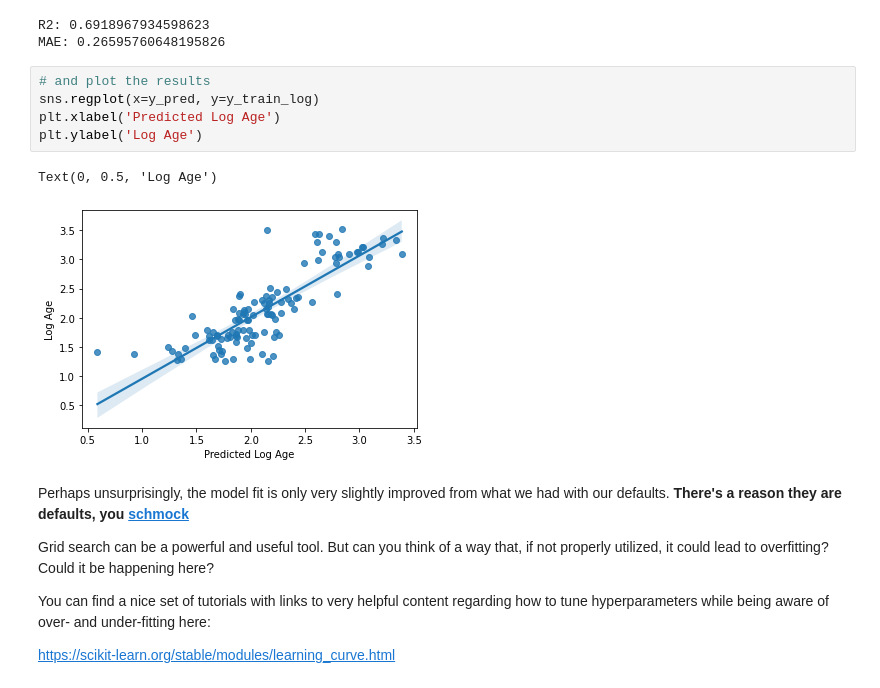
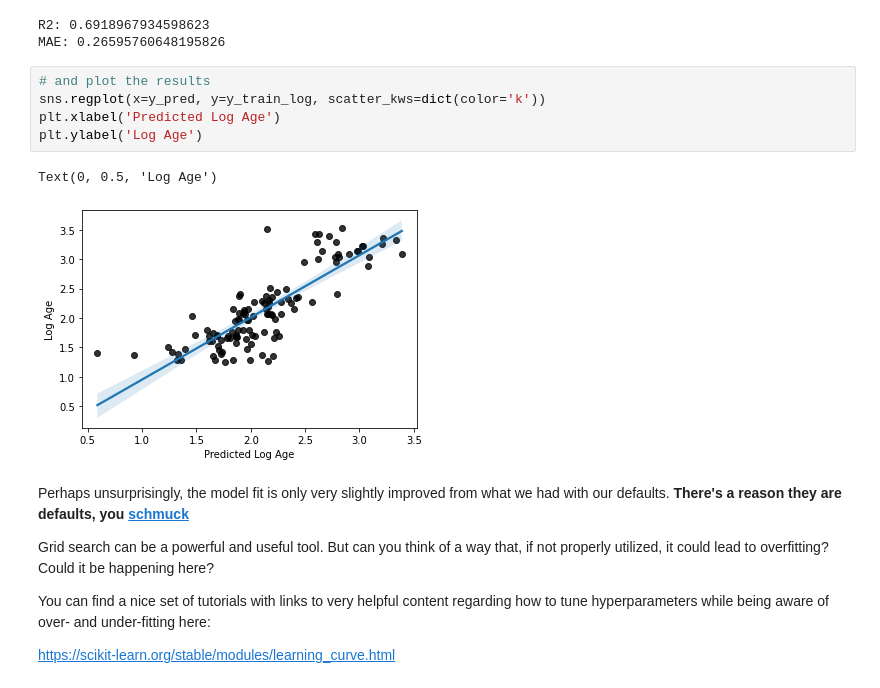
Before and after one commit to PeerHerholz/ML-DL_workshop_SynAGE, a Jupyter notebook: lecture/ML_tuning_biases.ipynb, the cells around one changed output. Cells and saved outputs as stored; diff of their text form.

```diff
--- a/lecture/ML_tuning_biases.ipynb
+++ b/lecture/ML_tuning_biases.ipynb
@@ -268,14 +263,14 @@ R2: 0.6918967934598623
 MAE: 0.26595760648195826
 # %%
 # and plot the results
-sns.regplot(x=y_pred, y=y_train_log)
+sns.regplot(x=y_pred, y=y_train_log, scatter_kws=dict(color='k'))
 plt.xlabel('Predicted Log Age')
 plt.ylabel('Log Age')
 # %% [output]
 Text(0, 0.5, 'Log Age')
-[figure, old version]
+[figure, new version]
 # %% [markdown]
-Perhaps unsurprisingly, the model fit is only very slightly improved from what we had with our defaults. **There's a reason they are defaults, you [schmock](https://en.wikipedia.org/wiki/Schmuck_(pejorative))**
+Perhaps unsurprisingly, the model fit is only very slightly improved from what we had with our defaults. **There's a reason they are defaults, you [schmuck](https://en.wikipedia.org/wiki/Schmuck_(pejorative))**
 
 Grid search can be a powerful and useful tool. But can you think of a way that, if not properly utilized, it could lead to overfitting? Could it be happening here?
 
```
Also changed, not shown: parts of 3 cells of this notebook.
